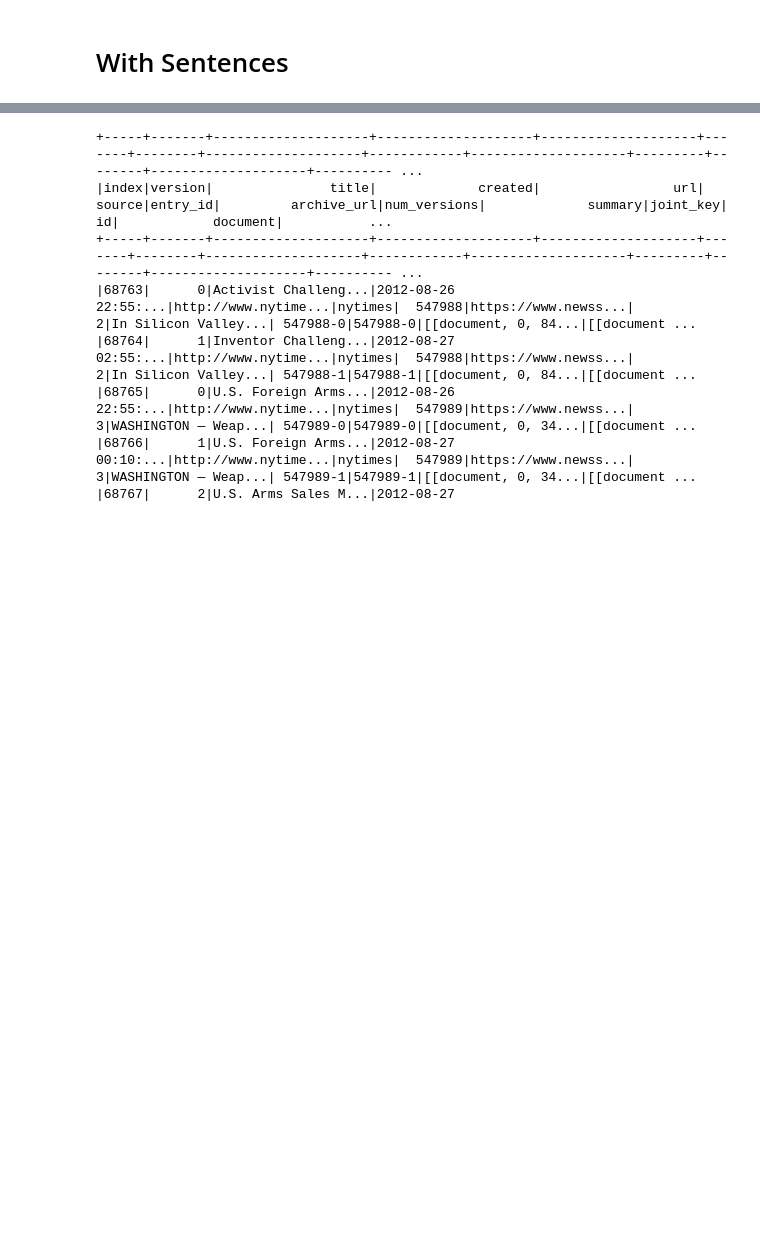
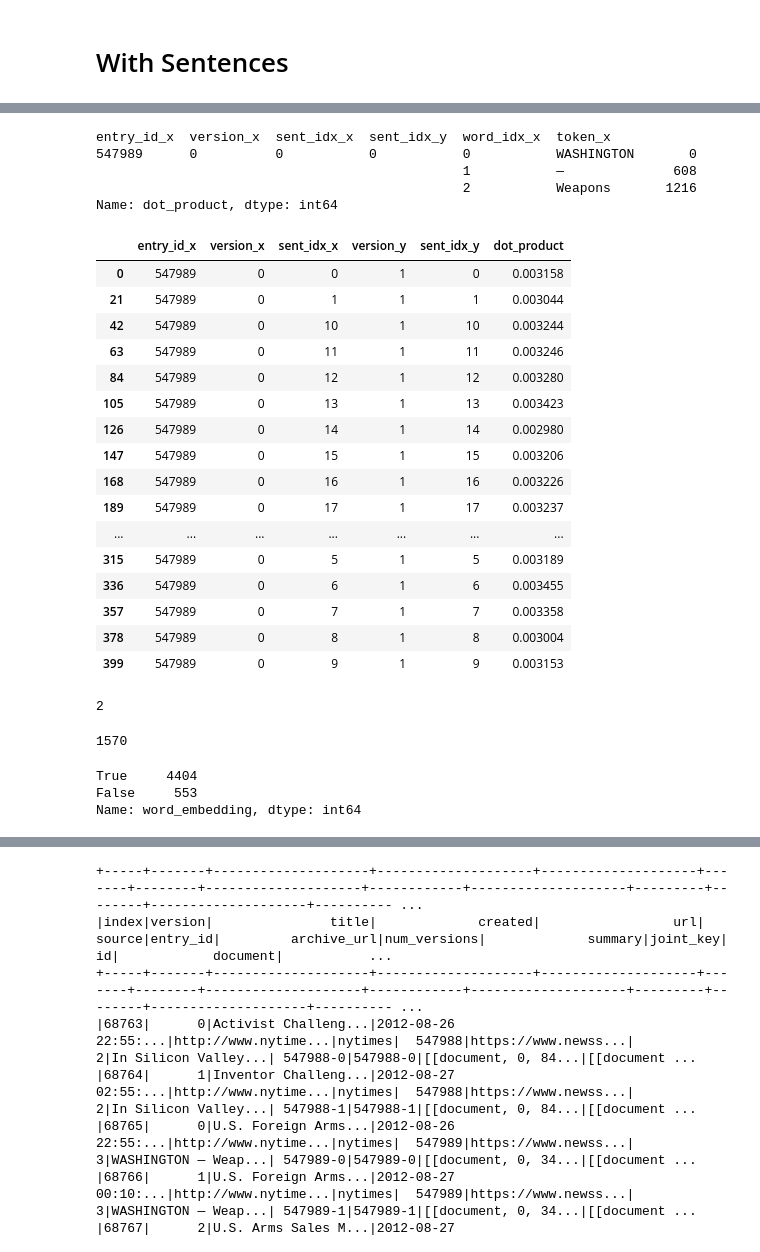
Before and after one commit to alex2awesome/edit-pathways, a Jupyter notebook: notebooks/2021-04-11_spark-nlp.ipynb, the cells around one changed output, grey strips where cells are left out. Saved outputs shown, nothing was run; the diff lists cells and outputs as text; code cells hidden in the pictures; blank space fills up the shorter version.

```diff
--- a/notebooks/2021-04-11_spark-nlp.ipynb
+++ b/notebooks/2021-04-11_spark-nlp.ipynb
@@ -402,0 +520,14 @@ exploded_word_df = (word_emb_sdf
+# %%
+des_col_list = [
+    'entry_id_x',
+    'version_x',
+    'sent_idx_x',
+    'word_idx_x',
+    'token_x',
+    'version_y',
+    'sent_idx_y',
+    'word_idx_y',
+    'token_y',
+    'dot_product',
+]
+inner_join_df.head(2)[des_col_list]
@@ -402,0 +538,55 @@ exploded_word_df = (word_emb_sdf
+# %%
+(inner_join_df
+ .groupby(['entry_id_x', 'version_x', 'sent_idx_x', 'sent_idx_y', 'word_idx_x', 'token_x'])
+ ['dot_product'].idxmax()
+ .head(3)
+)
+# %% [output]
+entry_id_x  version_x  sent_idx_x  sent_idx_y  word_idx_x  token_x
+547989      0          0           0           0           WASHINGTON       0
+                                               1           —              608
+                                               2           Weapons       1216
+Name: dot_product, dtype: int64
+# %%
+max_words = (inner_join_df
+ .loc[lambda df:
+     df.groupby(['entry_id_x', 'version_x', 'sent_idx_x', 'sent_idx_y', 'word_idx_x', 'token_x'])['dot_product'].idxmax()
+  ]
+ [des_col_list]
+)
+# %%
+(max_words.groupby([
+     'entry_id_x', 'version_x', 'sent_idx_x', 'version_y', 'sent_idx_y'
+ ])['dot_product']
+ .mean()
+ .reset_index()
+ .loc[lambda df: df.groupby(['entry_id_x', 'version_x', 'sent_idx_x', 'version_y'])['dot_product'].idxmax()]
+ .sort_values('sent_idx_x')
+#  .loc[lambda df: df['sent_idx_x'] != df['sent_idx_y']]
+)
+# %% [output]
+|  | entry_id_x | version_x | sent_idx_x | version_y | sent_idx_y | dot_product |
+| 0 | 547989 | 0 | 0 | 1 | 0 | 0.003158 |
+| 21 | 547989 | 0 | 1 | 1 | 1 | 0.003044 |
+| 42 | 547989 | 0 | 10 | 1 | 10 | 0.003244 |
+| 63 | 547989 | 0 | 11 | 1 | 11 | 0.003246 |
+| 84 | 547989 | 0 | 12 | 1 | 12 | 0.003280 |
+| 105 | 547989 | 0 | 13 | 1 | 13 | 0.003423 |
+| 126 | 547989 | 0 | 14 | 1 | 14 | 0.002980 |
+| 147 | 547989 | 0 | 15 | 1 | 15 | 0.003206 |
+| 168 | 547989 | 0 | 16 | 1 | 16 | 0.003226 |
+| 189 | 547989 | 0 | 17 | 1 | 17 | 0.003237 |
+| ... | ... | ... | ... | ... | ... | ... |
+| 315 | 547989 | 0 | 5 | 1 | 5 | 0.003189 |
+| 336 | 547989 | 0 | 6 | 1 | 6 | 0.003455 |
+| 357 | 547989 | 0 | 7 | 1 | 7 | 0.003358 |
+| 378 | 547989 | 0 | 8 | 1 | 8 | 0.003004 |
+| 399 | 547989 | 0 | 9 | 1 | 9 | 0.003153 |
+# %%
+len(word_emb_sdfp['token'][0])
+# %% [output]
+2
+# %%
+len(word_emb_sdfp['embeddings'][0])
+# %% [output]
+1570
@@ -402,0 +599,6 @@ exploded_word_df = (word_emb_sdf
+# %%
+wor_emb_sdfp['word_embedding'].isnull().value_counts()
+# %% [output]
+True     4404
+False     553
+Name: word_embedding, dtype: int64
```
Also changed, not shown: parts of 41 cells of this notebook.
